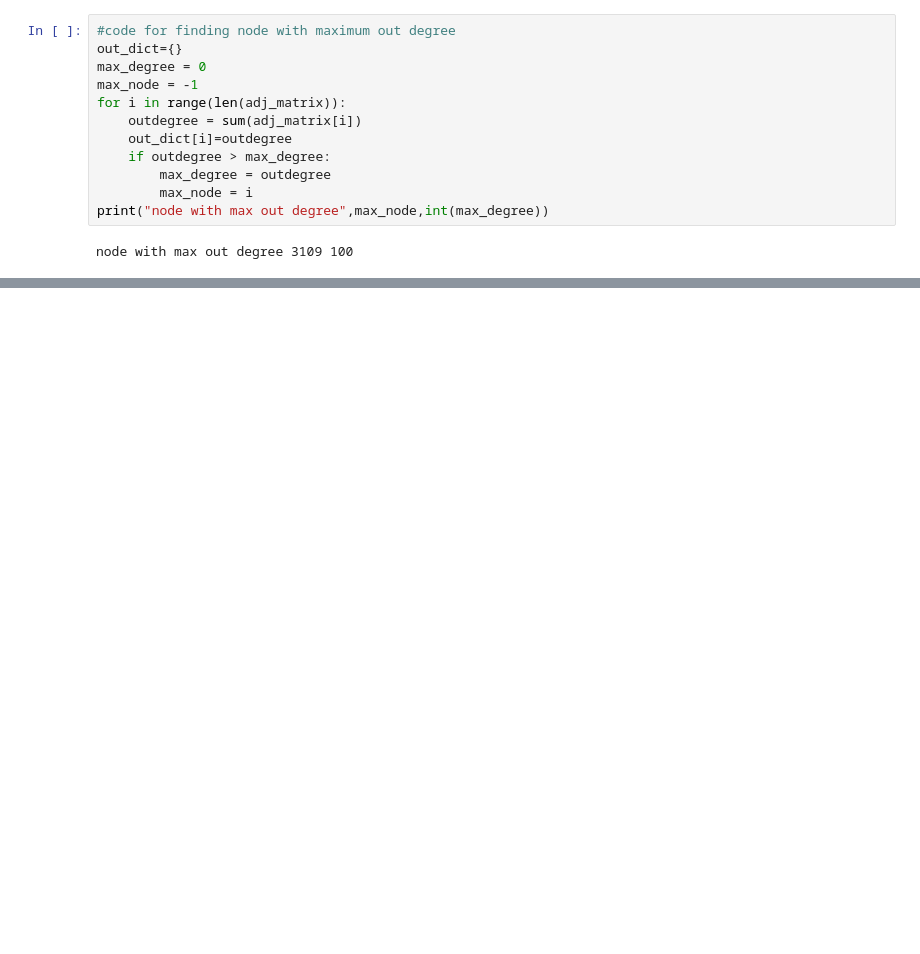
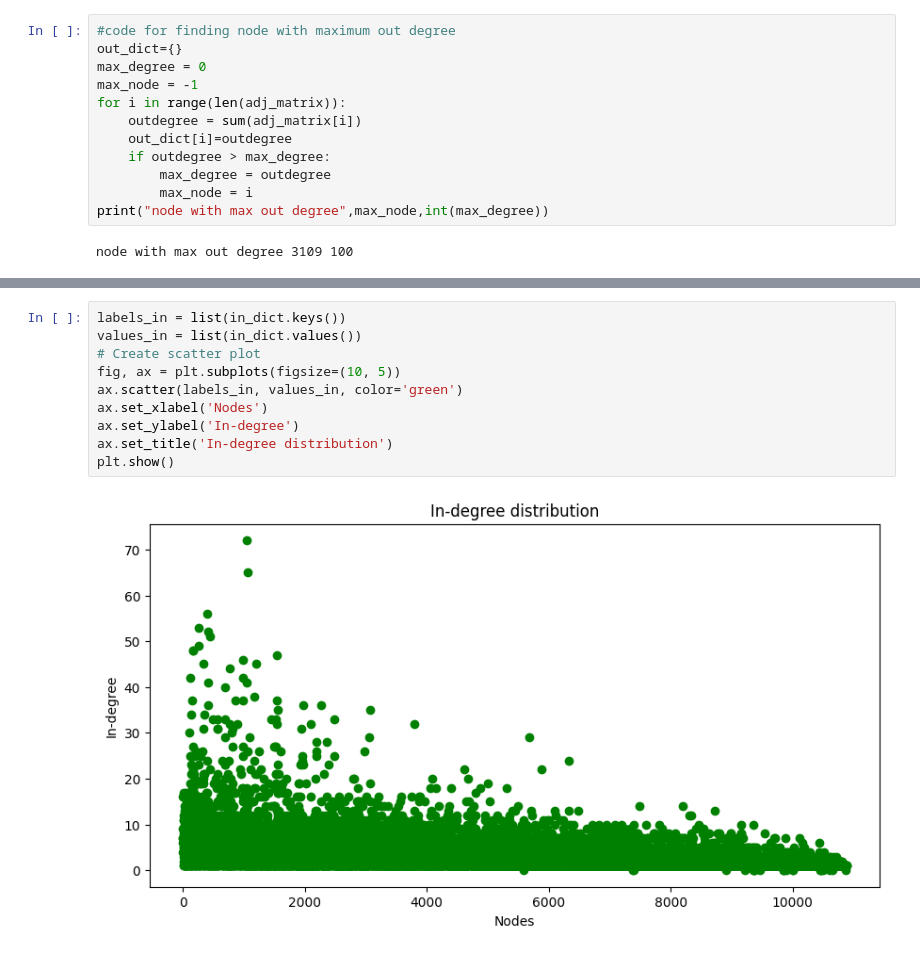
Before and after one commit to varunjj1999/CSE508_Winter2023_A3_42, a Jupyter notebook: IR_A3_Q1.ipynb, the cells around one changed output, grey strips where cells are left out. Saved outputs shown, nothing was run; the diff lists cells and outputs as text; blank space fills up the shorter version.

```diff
--- a/IR_A3_Q1.ipynb
+++ b/IR_A3_Q1.ipynb
@@ -250,0 +275,12 @@ density of the network 0.0003381398671756435
+# %%
+labels_in = list(in_dict.keys())
+values_in = list(in_dict.values())
+# Create scatter plot
+fig, ax = plt.subplots(figsize=(10, 5))
+ax.scatter(labels_in, values_in, color='green')
+ax.set_xlabel('Nodes')
+ax.set_ylabel('In-degree')
+ax.set_title('In-degree distribution')
+plt.show()
+# %% [output]
+[figure, added]
```
Also changed, not shown: parts of 32 cells of this notebook.
